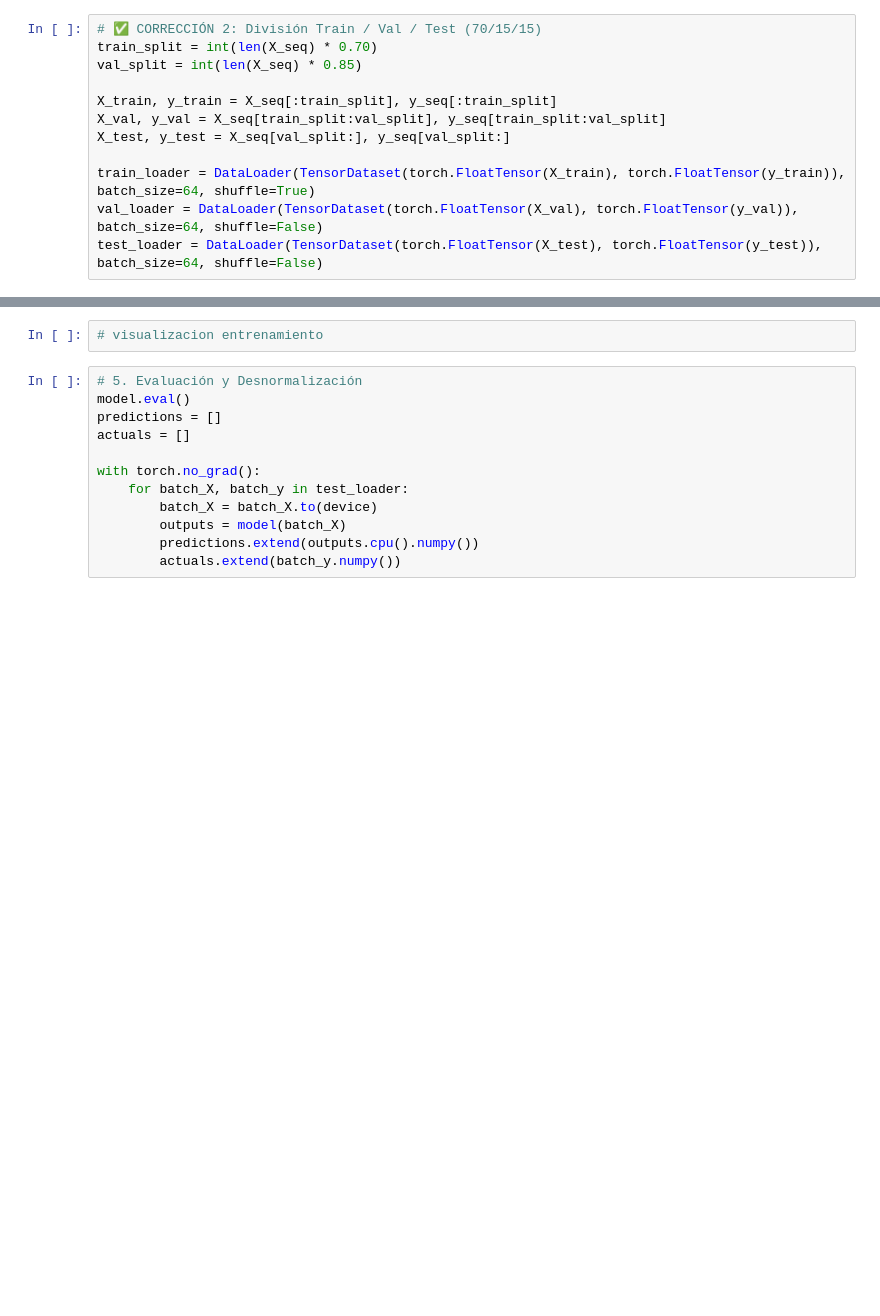
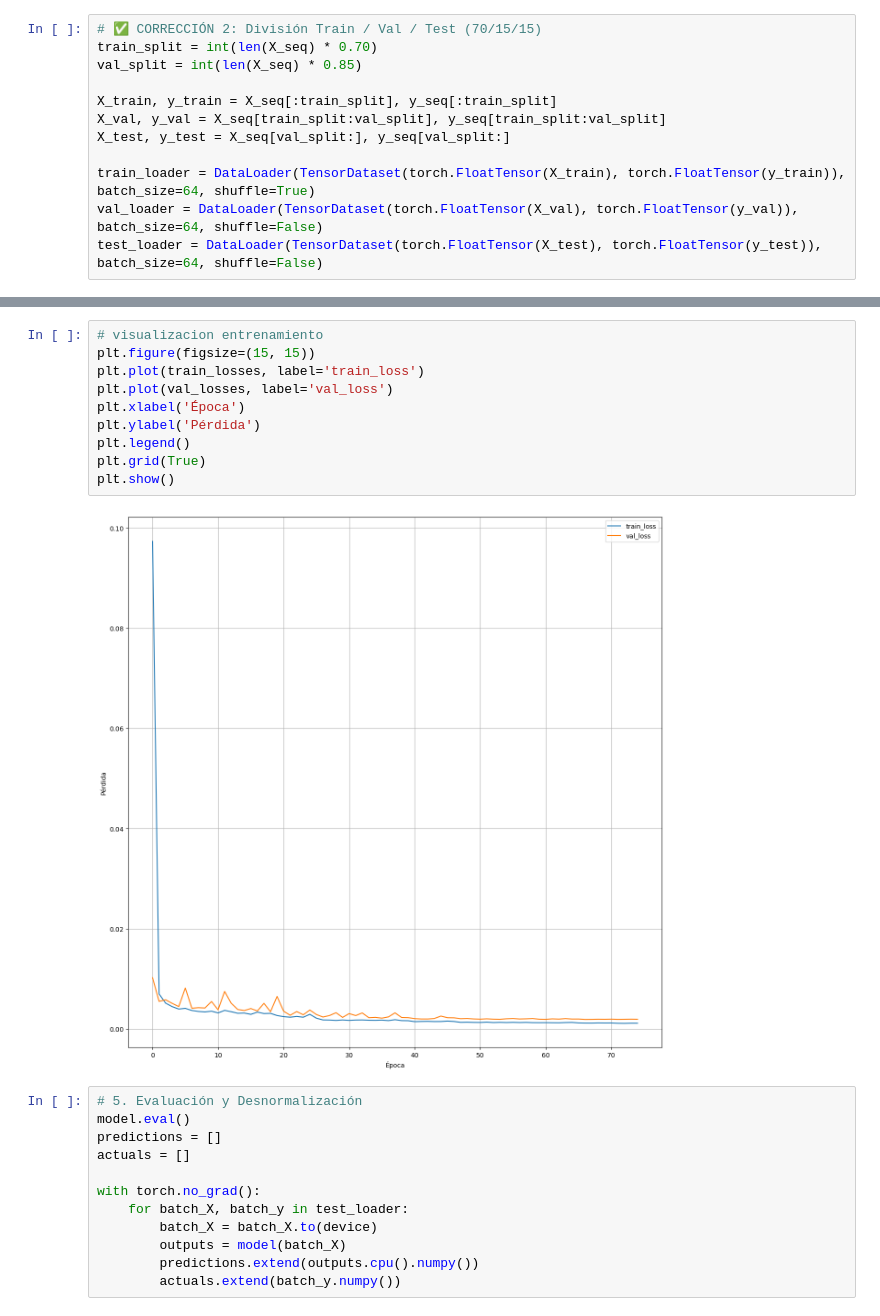
Before and after one commit to koalagordokbron/datathon_2026, a Jupyter notebook: voltia/ModeloLSTMPVPCPytorch.ipynb, the cells around one changed output, grey strips where cells are left out. Drawn from its saved outputs; the diff is of its cells as text; blank space fills up the shorter version.

```diff
--- a/voltia/ModeloLSTMPVPCPytorch.ipynb
+++ b/voltia/ModeloLSTMPVPCPytorch.ipynb
@@ -158,5 +192,15 @@ Epoch [75/75] | Train Loss: 0.00205 | Val Loss: 0.00326
-# %%
-# visualizacion entrenamiento
+# %%
+# visualizacion entrenamiento
+plt.figure(figsize=(15, 15))
+plt.plot(train_losses, label='train_loss')
+plt.plot(val_losses, label='val_loss')
+plt.xlabel('Época')
+plt.ylabel('Pérdida')
+plt.legend()
+plt.grid(True)
+plt.show()
+# %% [output]
+[figure, added]
 # %%
 # 5. Evaluación y Desnormalización
 model.eval()
```
Also changed, not shown: parts of 5 cells of this notebook, 1 other file.
